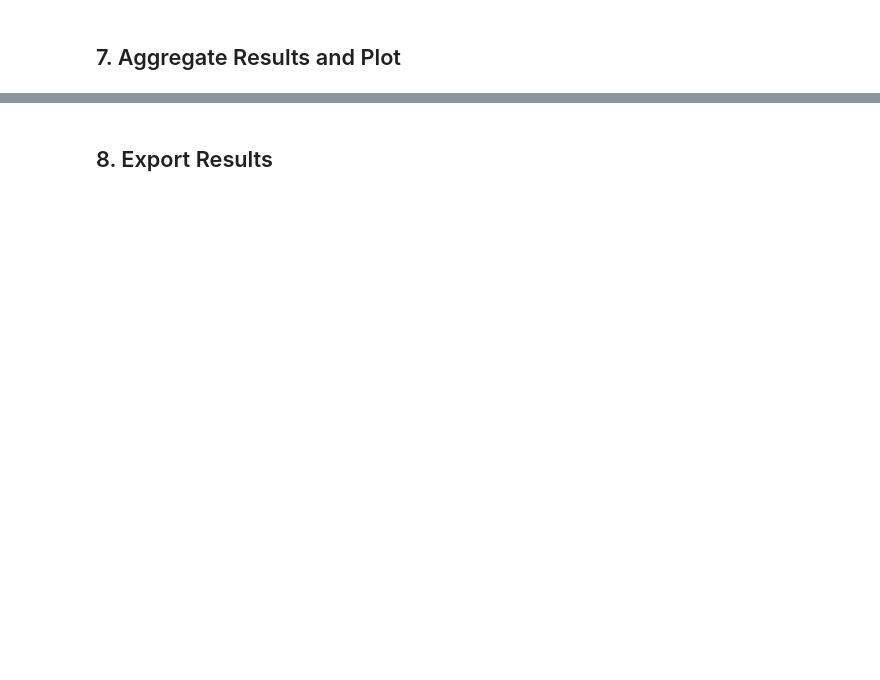
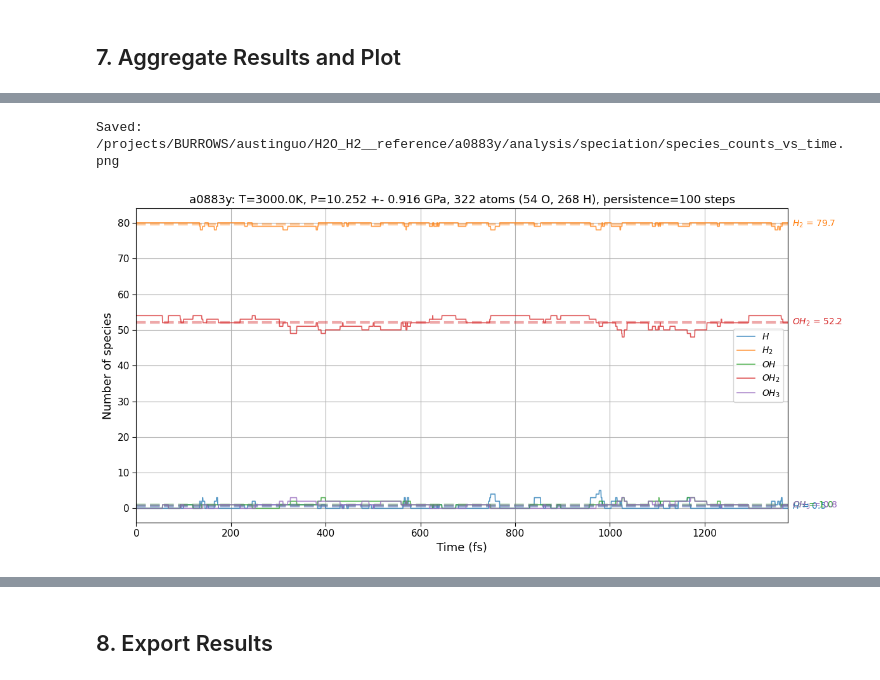
Before and after one commit to akashgpt/helpful_scripts, a Jupyter notebook: qmd/vasp/speciation_analysis__v2.ipynb, the cells around one changed output, grey strips where cells are left out. Drawn from its saved outputs; the diff is of its cells as text; code cells hidden in the pictures; blank space fills up the shorter version.

```diff
--- a/qmd/vasp/speciation_analysis__v2.ipynb
+++ b/qmd/vasp/speciation_analysis__v2.ipynb
@@ -365,6 +408,7 @@ def load_lammps_universe(
     for key in ("P1", "Press1", "Press", "PRESS", "Pressure"):
         if key in variables:
             pressure_GPa = _resolve_float_token(variables[key], variables)
+            pressure_GPa = pressure_GPa * 1e-4 if pressure_GPa is not None else None # Convert bar to GPa
             if pressure_GPa is not None:
                 break
 
@@ -473,13 +517,17 @@ def _get_element_symbol(atom) -> str:
 
     PDB files store element in columns 77-78 as uppercase (e.g. 'MG'),
     which MDAnalysis reads into atom.type. atom.name is properly
-    capitalized (e.g. 'Mg'). For LAMMPS dump files, atom.type is set
-    manually by the loader and is already correct.
+    capitalized (e.g. 'Mg') when available. For LAMMPS dump files,
+    atom.type is set manually by the loader and is already correct.
+    Some Universe formats (e.g. raw XDATCAR) may not have atom.name at all.
     """
-    name = atom.name
-    # PDB names are properly capitalized; use them if they look like elements
-    if name and name[0].isupper() and (len(name) == 1 or name[1:].islower()):
-        return name
+    try:
+        name = atom.name
+        # PDB names are properly capitalized; use them if they look like elements
+        if name and name[0].isupper() and (len(name) == 1 or name[1:].islower()):
+            return name
+    except mda.exceptions.NoDataError:
+        pass
     # Fallback: capitalize atom.type (e.g. 'MG' -> 'Mg')
     return atom.type.capitalize()
 
@@ -521,12 +569,12 @@ def setup_atom_groups(
 
     # Build atom groups in the detected order
     atom_groups: dict[str, mda.AtomGroup] = {}
-    for el in elements:
-        # Try selecting by name first (PDB), fall back to type (LAMMPS)
-        grp = u.select_atoms(f"name {el}")
-        if len(grp) == 0:
-            grp = u.select_atoms(f"type {el}")
-        atom_groups[el] = grp
+    start = 0
+    for el, end in zip(elements, boundaries):
+        # Select by index range to guarantee correct mapping regardless of
+        # whether the Universe has name or type attributes
+        atom_groups[el] = u.atoms[start:end]
+        start = end
 
     return elements, atom_groups, boundaries
 # %%
@@ -1190,39 +1262,49 @@ H: atom conservation OK (640 atoms at every timestep)
 dt_fs = sim_params["dt_sim_ps"] * 1000  # Convert ps to fs
 time_axis = np.arange(len(num_species_all_T)) * dt_fs  # in fs
 
-fig, ax = plt.subplots(figsize=(16, 9))
+# fig, ax = plt.subplots(figsize=(16, 9))
+fig, ax = plt.subplots(figsize=(12, 6))
 
 for plot_i, (label_latex, key) in enumerate(zip(top_formula_labels_latex, top_species_keys)):
     col_idx = species_keys.index(key)
     mean_val = mean_counts[col_idx]
+    p2_5 = np.percentile(counts_array[:, col_idx], 2.5)
+    p97_5 = np.percentile(counts_array[:, col_idx], 97.5)
     ax.plot(time_axis, counts_array[:, col_idx], label=label_latex, color=f"C{plot_i}", alpha=0.75)
     ax.axhline(
-        mean_val, color=f"C{plot_i}", linestyle="--", linewidth=3, alpha=0.5
+        mean_val, color=f"C{plot_i}", linestyle="--", linewidth=3, alpha=0.4
     )
+    # ax.axhspan(
+    #     p2_5, p97_5,
+    #     color=f"C{plot_i}", alpha=0.25,
+    # )
     ax.annotate(
         f"{label_latex} = {mean_val:.1f}",
         xy=(time_axis[-1], mean_val),
         xytext=(5, 0),
         textcoords="offset points",
         color=f"C{plot_i}",
         fontsize=10,
         va="center",
     )
 
 ax.set_xlabel("Time (fs)")
 ax.set_ylabel("Number of species")
 ax.set_title(
     f"{run_id}: T={sim_params['temperature_K']}K, P={sim_params['pressure_str']}, "
     f"{n_atoms_total} atoms ({', '.join(f'{len(ag)} {el}' for el, ag in atom_groups.items())}), "
     f"persistence={bond_persistence_steps} steps"
 )
 ax.legend(loc="best")
 ax.set_xlim(time_axis[0], time_axis[-1])
 plt.tight_layout()
 
 fig.savefig(os.path.join(output_dir, "species_counts_vs_time.png"), dpi=150)
 print(f"Saved: {os.path.join(output_dir, 'species_counts_vs_time.png')}")
 plt.show()
+# %% [output]
+Saved: /projects/BURROWS/austinguo/H2O_H2__reference/a0883y/analysis/speciation/species_counts_vs_time.png
+[figure, added]
 # %%
 # ---- Plot: Species percentages over time (top N) ----
 total_species = np.sum(counts_array, axis=1, keepdims=True)
```
Also changed, not shown: parts of 16 cells of this notebook, 1 other file.
